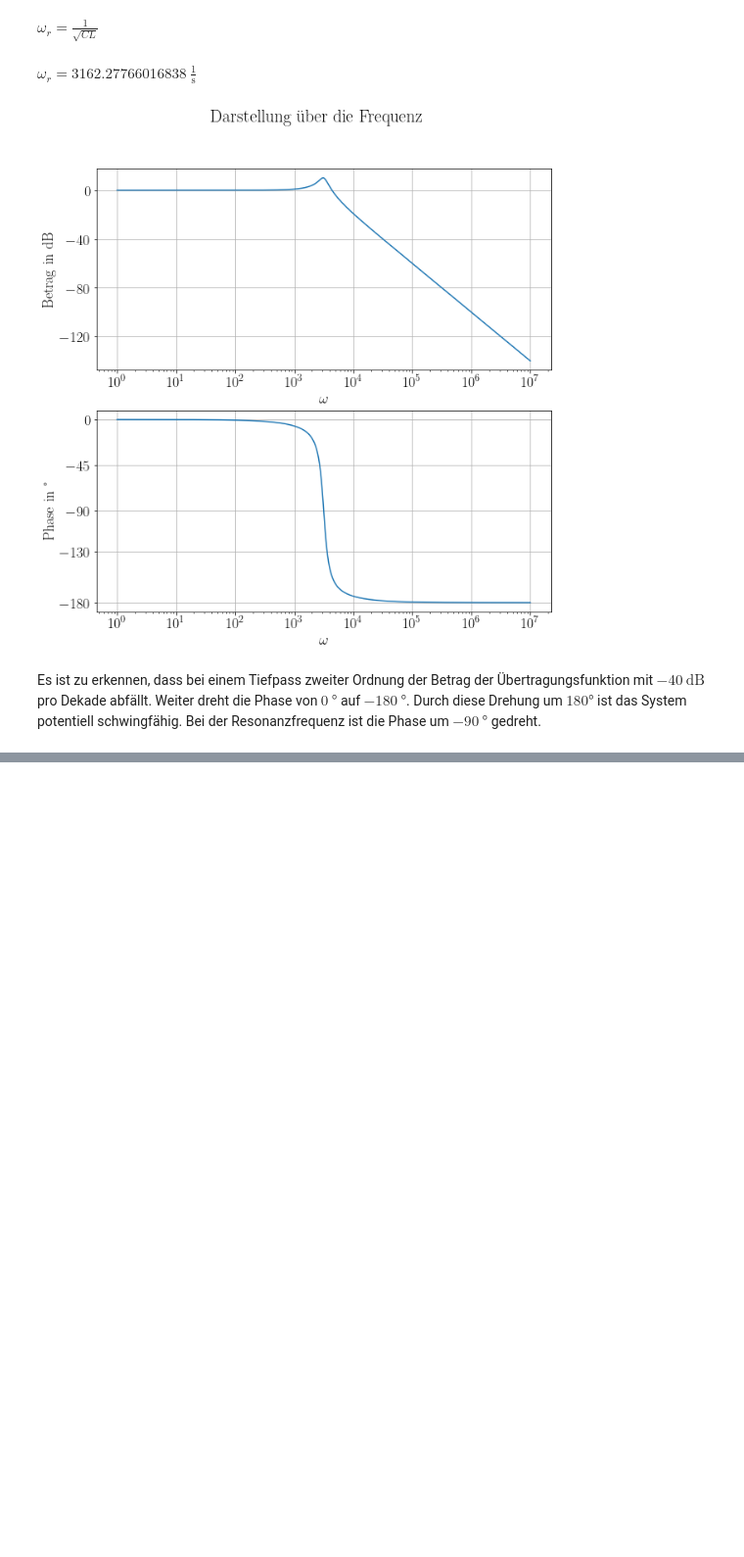
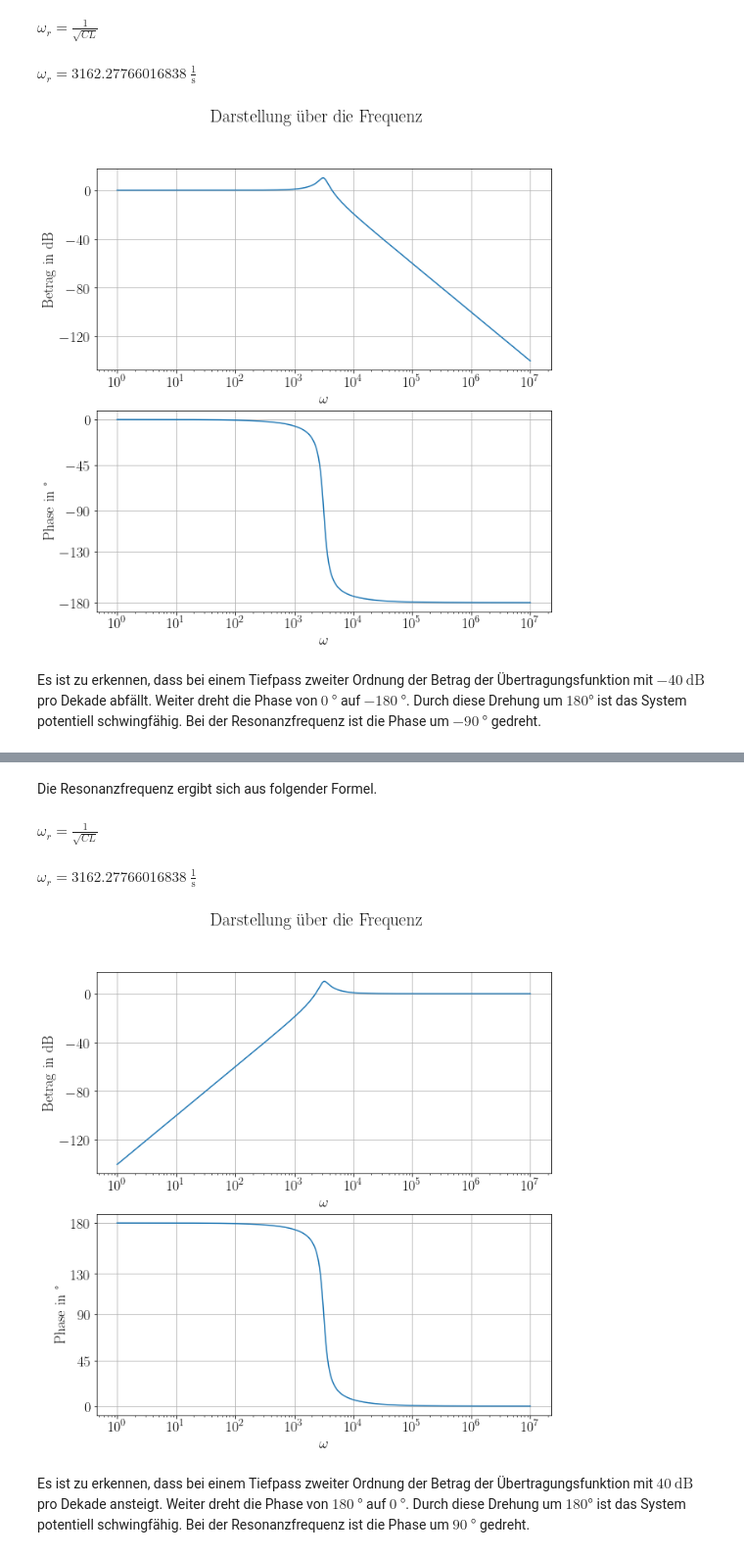
Before and after one commit to lg-eng/KSN-Skript, a Jupyter notebook: _sources/Bodeplot.ipynb, the cells around one changed output, grey strips where cells are left out. Shown at 98% size. Cells and saved outputs as stored; diff of their text form; code cells hidden in the pictures; blank space fills up the shorter version.

```diff
--- a/_sources/Bodeplot.ipynb
+++ b/_sources/Bodeplot.ipynb
@@ -204,0 +296,15 @@ Es ist zu erkennen, dass bei einem Tiefpass zweiter Ordnung der Betrag der Über
+# %%
+X_C = 1/(I*w*C)
+X_L = I*w*L
+Z = R + X_C + X_L
+#display(Z_p)
+#display(Z)
+eq2=Eq(U_2/U_1,simplify(X_L/Z))
+display(Markdown('Die Übertragungsfunktion'))
+display(eq2)
+eq3=Eq(S('Gb'),abs(eq2.rhs))
+display(Markdown('Der Betrag'))
+display((eq3))
+eq4=Eq(S('Gp'),arg(eq2.rhs))
+display(Markdown('Die Phase'))
+display(eq4)
@@ -204,0 +326,35 @@ Es ist zu erkennen, dass bei einem Tiefpass zweiter Ordnung der Betrag der Über
+# %%
+eq1 = (Eq(S('omega_r'),1/sqrt(C*L)))
+display(Markdown('Die Resonanzfrequenz ergibt sich aus folgender Formel.'))
+display(eq1)
+eq2 = Eq(eq1.lhs,convert_to(eq1.subs({C:CN,L:LN}).rhs,second))
+display(Latex('$ ' + latex(eq2) + ' \ \\frac{1}{\\text{s}} $'))
+
+magnitude=eq3.rhs.subs({Z_L:ZLN,R:RN,C:CN,L:LN})
+phase=eq4.rhs.subs({Z_L:ZLN,R:RN,C:CN,L:LN})
+
+w_array = np.logspace(omega_start_exponent,omega_end_exponent,10**3) #generate omega array
+
+magnitudeN=lambdify(w,magnitude ,"numpy") #convert sympy to numpy
+
+phaseN=lambdify(w, 180*phase/np.pi,"numpy") #convert sympy to numpy
+
+fig, (ax1, ax2) = plt.subplots(2, 1)
+fig.set_size_inches(10, 10)
+fig.suptitle('Darstellung über die Frequenz')
+
+ax1.plot(w_array,20*np.log10(magnitudeN(w_array)))
+ax1.set_ylabel('Betrag in dB')
+ax1.set(xlabel='$\omega$',xscale='log',yscale='linear',yticks=np.arange(0,min(20*np.log10(magnitudeN(w_array))),-40))
+ax1.grid()
+
+ax2.plot(w_array,phaseN(w_array))
+ax2.set(xlabel='$\omega$',xscale='log',ylabel = 'Phase in °',yticks=[180,130,90,45,0])
+ax2.grid()
+# %% [output]
+Die Resonanzfrequenz ergibt sich aus folgender Formel.
+$\displaystyle \omega_{r} = \frac{1}{\sqrt{C L}}$
+$ \omega_{r} = 3162.27766016838 \ \frac{1}{\text{s}} $
+[figure, added]
+# %% [markdown]
+Es ist zu erkennen, dass bei einem Tiefpass zweiter Ordnung der Betrag der Übertragungsfunktion mit $40 \ \text{dB}$ pro Dekade ansteigt. Weiter dreht die Phase von $180 \ °$ auf $0 \ °$. Durch diese Drehung um $180 °$ ist das System potentiell schwingfähig. Bei der Resonanzfrequenz ist die Phase um $90 \ °$  gedreht.
```
Also changed, not shown: parts of 37 cells of this notebook, 18 other files.
